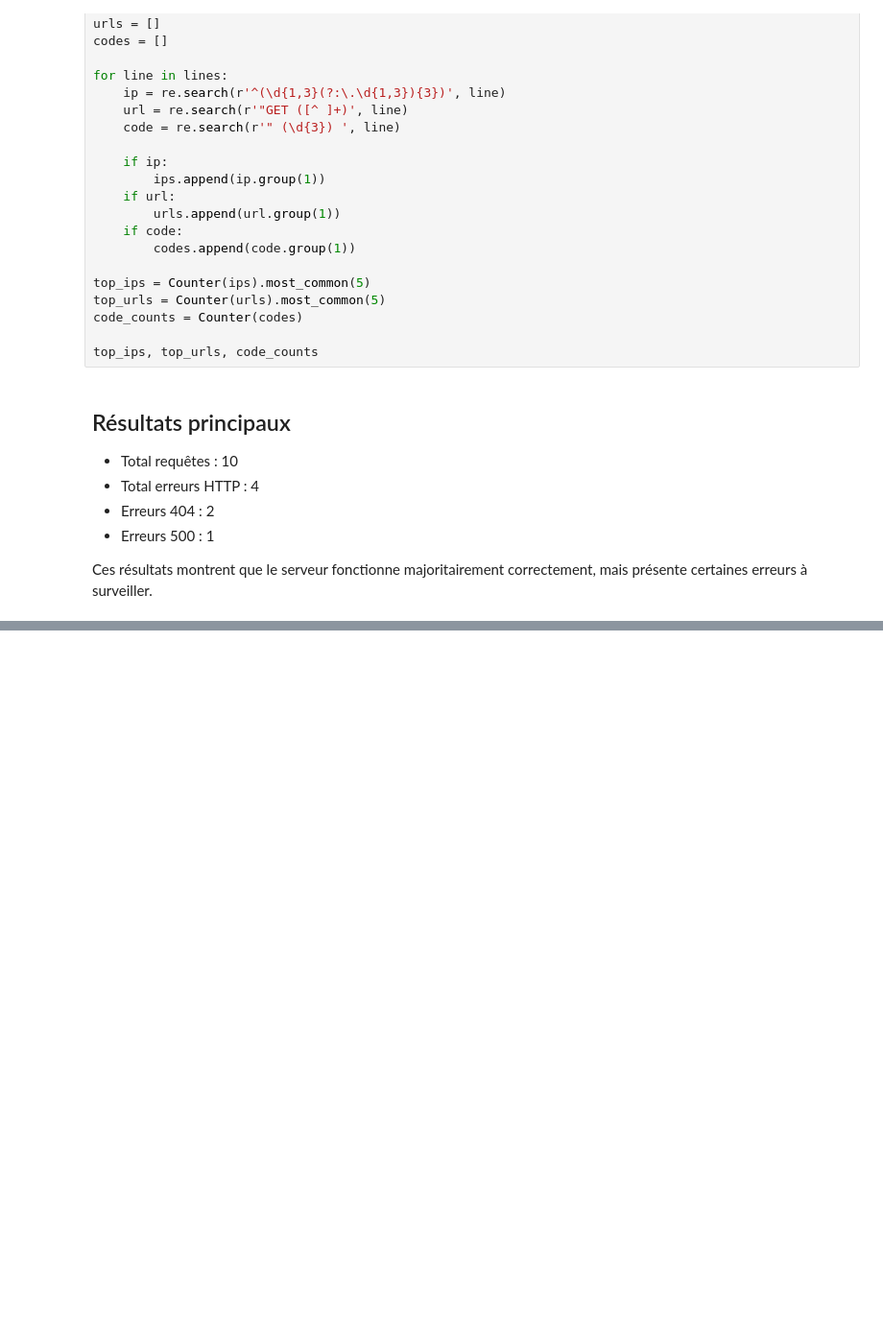
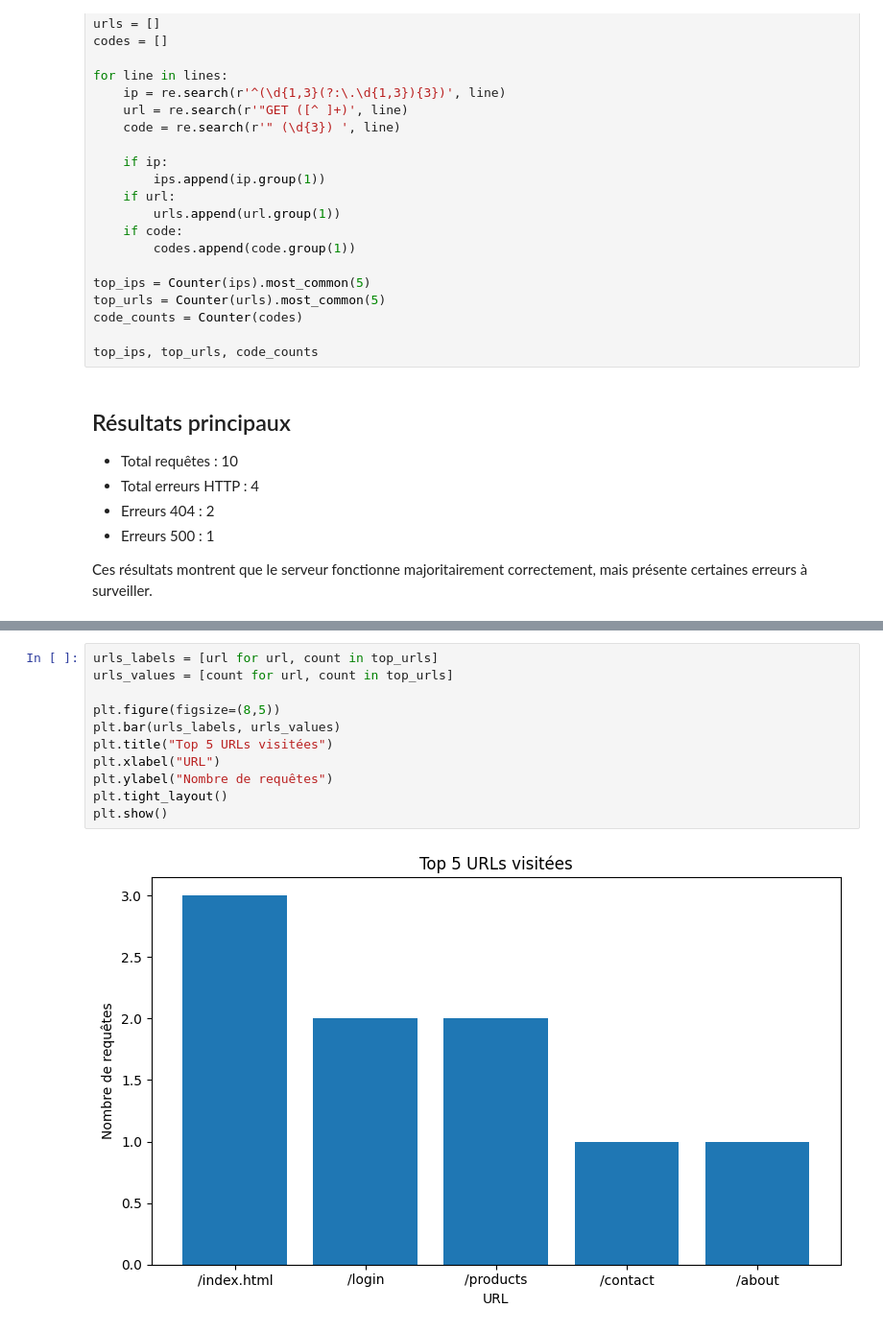
Before and after one commit to CollegeBoreal/INF1102-201-26H-03, a Jupyter notebook: 8.Project/300145940/RAPPORT.ipynb, the cells around one changed output, grey strips where cells are left out. Shown at 96% size. Saved outputs shown, nothing was run; the diff lists cells and outputs as text; blank space fills up the shorter version.

```diff
--- a/8.Project/300145940/RAPPORT.ipynb
+++ b/8.Project/300145940/RAPPORT.ipynb
@@ -79,0 +91,13 @@ NameError: name 'ips' is not defined
+# %%
+urls_labels = [url for url, count in top_urls]
+urls_values = [count for url, count in top_urls]
+
+plt.figure(figsize=(8,5))
+plt.bar(urls_labels, urls_values)
+plt.title("Top 5 URLs visitées")
+plt.xlabel("URL")
+plt.ylabel("Nombre de requêtes")
+plt.tight_layout()
+plt.show()
+# %% [output]
+[figure, added]
```
Also changed, not shown: parts of 4 cells of this notebook.
